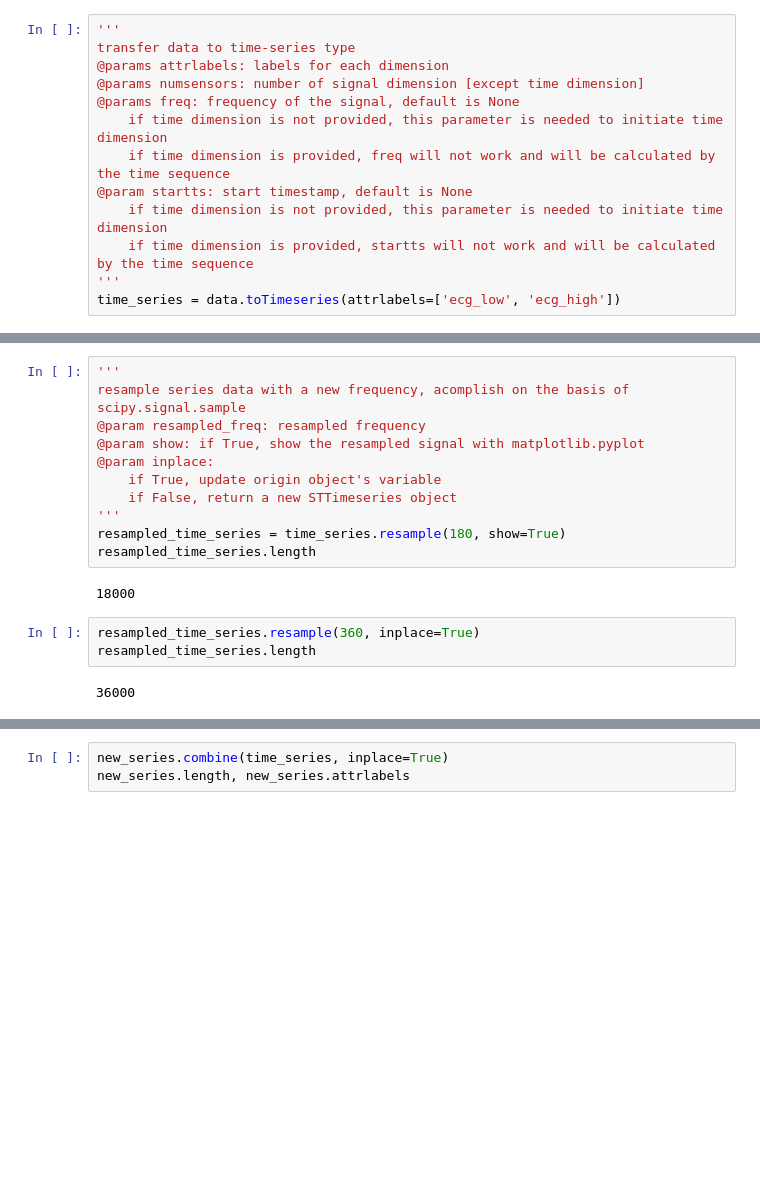
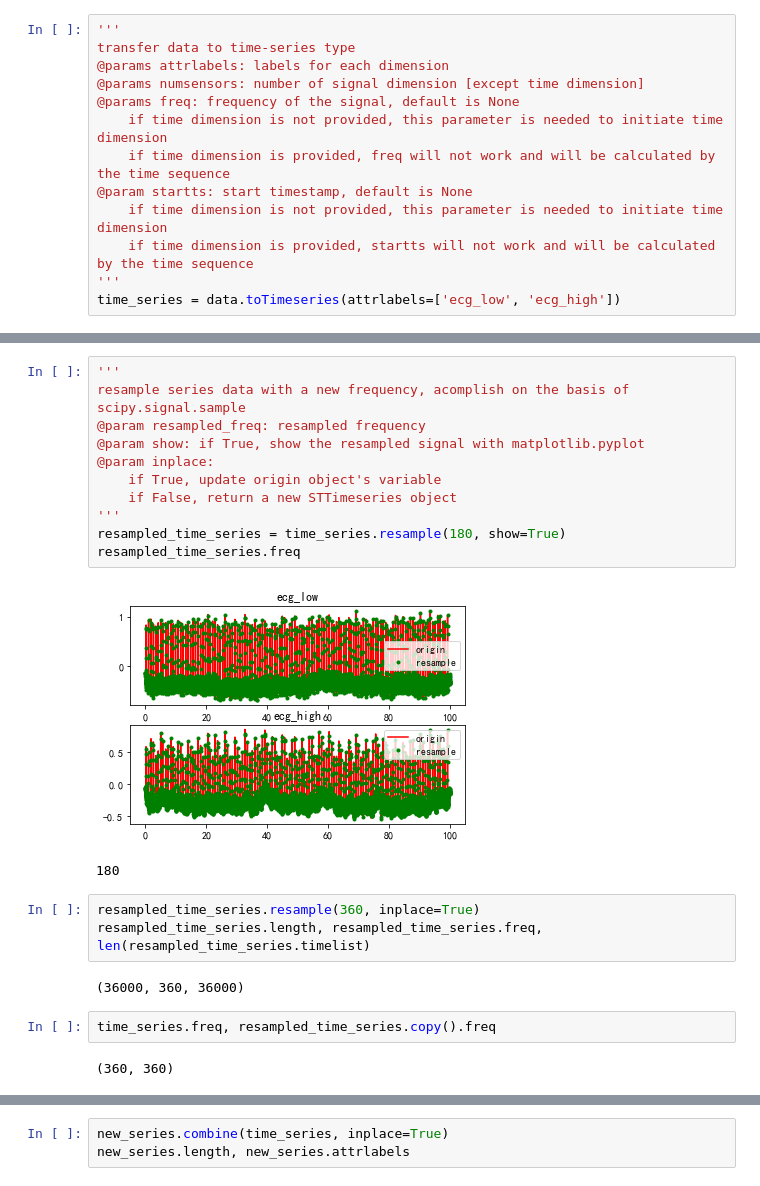
Before and after one commit to sunxiaobing1999/spartan2, a Jupyter notebook: TimeseriesData_demo.ipynb, the cells around one changed output, grey strips where cells are left out. Cells and saved outputs as stored; diff of their text form; blank space fills up the shorter version.

```diff
--- a/TimeseriesData_demo.ipynb
+++ b/TimeseriesData_demo.ipynb
@@ -49,20 +53,25 @@ time_series.length
 # %%
 '''
 resample series data with a new frequency, acomplish on the basis of scipy.signal.sample
 @param resampled_freq: resampled frequency
 @param show: if True, show the resampled signal with matplotlib.pyplot
 @param inplace:
     if True, update origin object's variable
     if False, return a new STTimeseries object
 '''
 resampled_time_series = time_series.resample(180, show=True)
-resampled_time_series.length
+resampled_time_series.freq
 # %% [output]
+[figure, added]
-18000
+180
 # %%
 resampled_time_series.resample(360, inplace=True)
-resampled_time_series.length
+resampled_time_series.length, resampled_time_series.freq, len(resampled_time_series.timelist)
 # %% [output]
-36000
+(36000, 360, 36000)
+# %%
+time_series.freq, resampled_time_series.copy().freq
+# %% [output]
+(360, 360)
 # %%
 '''
```
Also changed, not shown: parts of 9 cells of this notebook, 2 other files.
